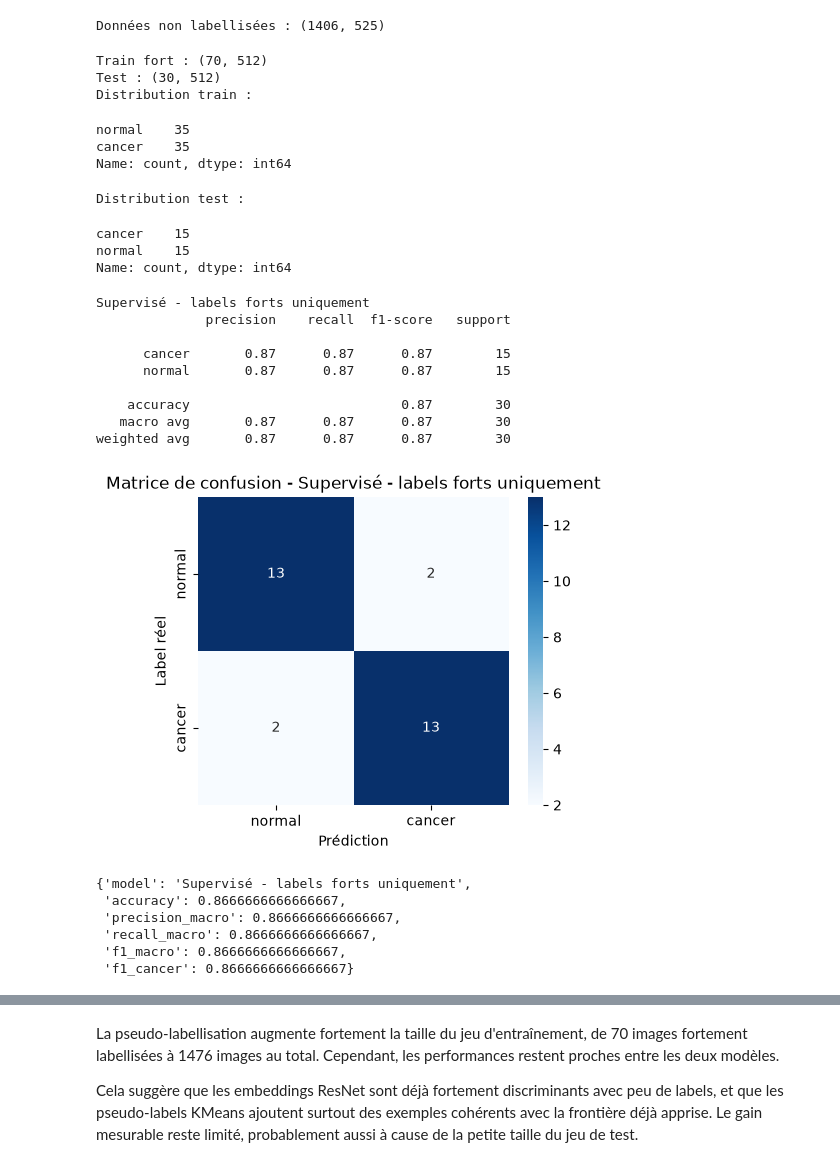
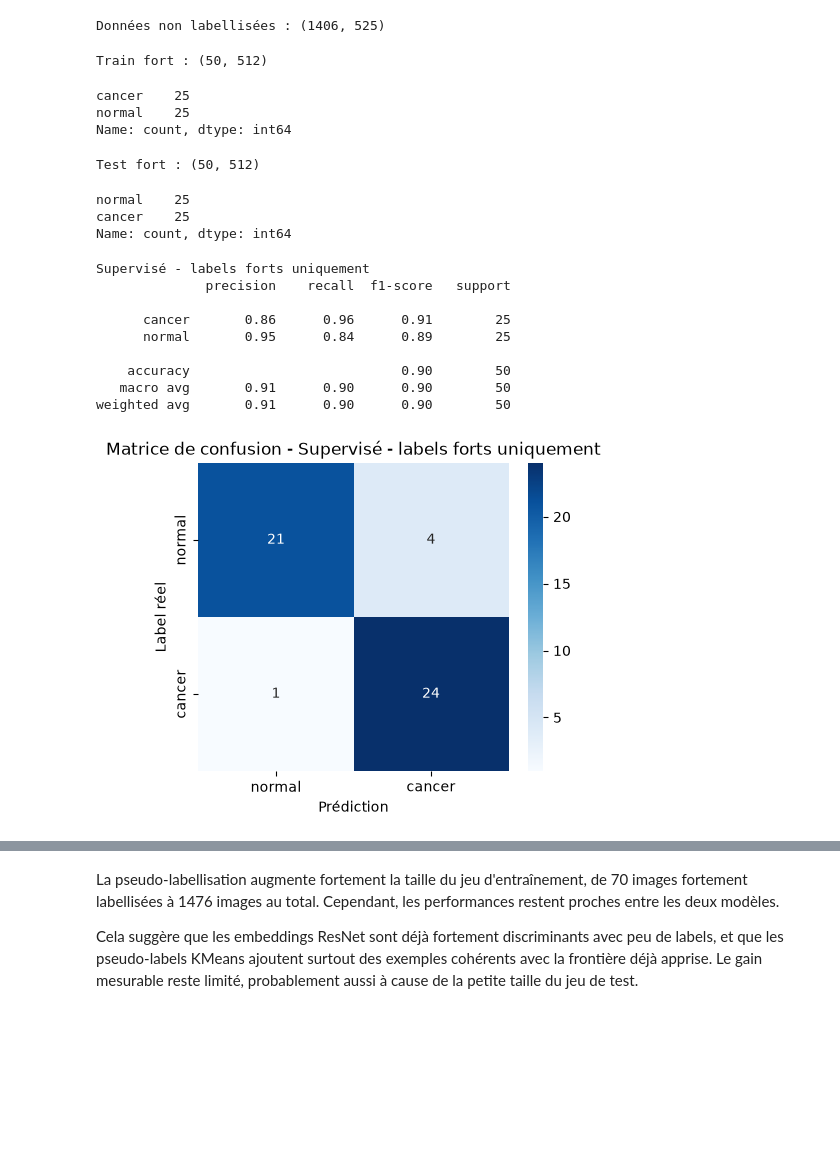
Before and after one commit to louischen-dotfr/LC_10, a Jupyter notebook: 4_modeling.ipynb, the cells around one changed output, grey strips where cells are left out. Saved outputs shown, nothing was run; the diff lists cells and outputs as text; code cells hidden in the pictures; blank space fills up the shorter version.

Commit message:
test: 50/50 split and leakage fix but still lesser performance with semisupervised data. Probably too much noise captured.

```diff
--- a/4_modeling.ipynb
+++ b/4_modeling.ipynb
@@ -89,7 +91,7 @@ Données non labellisées : (1406, 525)
 # Split train/test stratifié sur les données fortement labellisées
 train_idx, test_idx = train_test_split(
     strong_df.index,
-    test_size=0.30,
+    test_size=0.50,
     random_state=42,
     stratify=strong_df["label"]
 )
@@ -104,23 +106,18 @@ X_test = test_strong_df[feature_columns].values
 y_test = test_strong_df["label"].values
 
 print("Train fort :", X_train_strong.shape)
-print("Test :", X_test.shape)
-
-print("Distribution train :")
 display(pd.Series(y_train_strong).value_counts())
 
-print("Distribution test :")
+print("Test fort :", X_test.shape)
 display(pd.Series(y_test).value_counts())
 # %% [output]
-Train fort : (70, 512)
-Test : (30, 512)
-Distribution train :
+Train fort : (50, 512)
-normal    35
-cancer    35
+cancer    25
+normal    25
 Name: count, dtype: int64
-Distribution test :
+Test fort : (50, 512)
-cancer    15
-normal    15
+normal    25
+cancer    25
 Name: count, dtype: int64
 # %%
 # Fonction d’évaluation
@@ -130,14 +127,14 @@ def evaluate_model(model, X_test, y_test, model_name):
     metrics = {
         "model": model_name,
         "accuracy": accuracy_score(y_test, y_pred),
-        "precision_macro": precision_score(y_test, y_pred, average="macro"),
-        "recall_macro": recall_score(y_test, y_pred, average="macro"),
-        "f1_macro": f1_score(y_test, y_pred, average="macro"),
-        "f1_cancer": f1_score(y_test, y_pred, pos_label="cancer")
+        "precision_macro": precision_score(y_test, y_pred, average="macro", zero_division=0),
+        "recall_macro": recall_score(y_test, y_pred, average="macro", zero_division=0),
+        "f1_macro": f1_score(y_test, y_pred, average="macro", zero_division=0),
+        "f1_cancer": f1_score(y_test, y_pred, pos_label="cancer", zero_division=0),
     }
 
     print(model_name)
-    print(classification_report(y_test, y_pred))
+    print(classification_report(y_test, y_pred, zero_division=0))
 
     cm = confusion_matrix(y_test, y_pred, labels=["normal", "cancer"])
 
@@ -155,39 +152,34 @@ def evaluate_model(model, X_test, y_test, model_name):
     plt.ylabel("Label réel")
     plt.show()
 
-    return metrics
+    return metrics, y_pred
 # %%
-# Modèle supervisé baseline
-supervised_model = LogisticRegression(
-    max_iter=1000,
-    class_weight="balanced",
-    random_state=42
+# Modèle baseline supervisé
+supervised_model = make_pipeline(
+    StandardScaler(),
+    LogisticRegression(
+        max_iter=2000,
+        class_weight="balanced",
+        random_state=42
+    )
 )
 
 supervised_model.fit(X_train_strong, y_train_strong)
 
-supervised_metrics = evaluate_model(
+supervised_metrics, supervised_pred = evaluate_model(
     supervised_model,
     X_test,
     y_test,
     "Supervisé - labels forts uniquement"
 )
-
-supervised_metrics
 # %% [output]
 Supervisé - labels forts uniquement
               precision    recall  f1-score   support
 
-      cancer       0.87      0.87      0.87        15
-      normal       0.87      0.87      0.87        15
+      cancer       0.86      0.96      0.91        25
+      normal       0.95      0.84      0.89        25
 
-    accuracy                           0.87        30
-   macro avg       0.87      0.87      0.87        30
-weighted avg       0.87      0.87      0.87        30
+    accuracy                           0.90        50
+   macro avg       0.91      0.90      0.90        50
+weighted avg       0.91      0.90      0.90        50
-[figure, old version]
+[figure, new version]
-{'model': 'Supervisé - labels forts uniquement',
- 'accuracy': 0.8666666666666667,
- 'precision_macro': 0.8666666666666667,
- 'recall_macro': 0.8666666666666667,
- 'f1_macro': 0.8666666666666667,
- 'f1_cancer': 0.8666666666666667}
```
Also changed, not shown: parts of 20 cells of this notebook, 11 other files.
